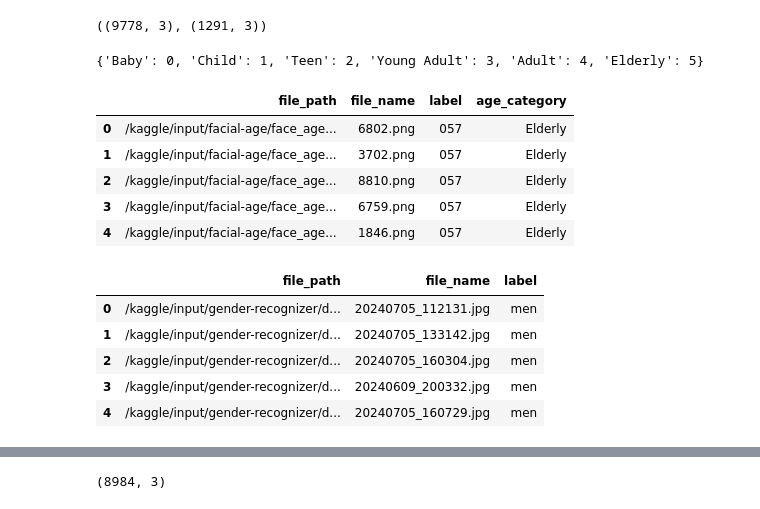
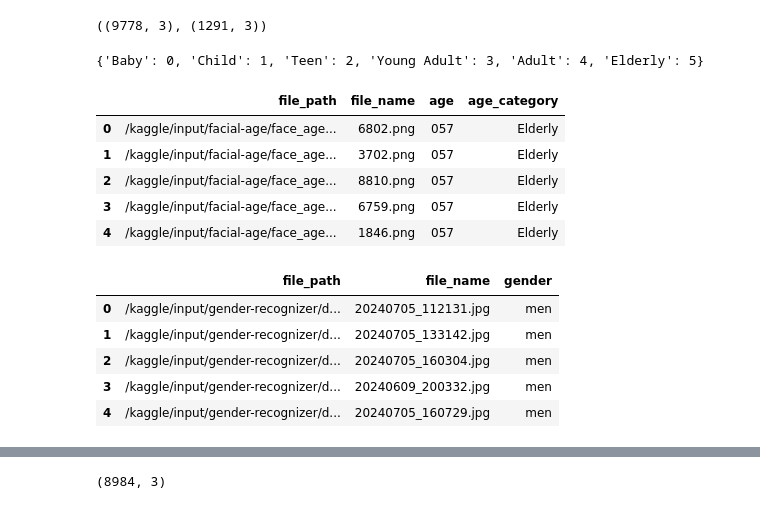
Before and after one commit to fatimagulomova/iu-projects, a Jupyter notebook: DLBAIPEAI/age-gender-expression-recognizer.ipynb, the cells around one changed output, grey strips where cells are left out. Cells and saved outputs as stored; diff of their text form; code cells hidden in the pictures.

```diff
--- a/DLBAIPEAI/age-gender-expression-recognizer.ipynb
+++ b/DLBAIPEAI/age-gender-expression-recognizer.ipynb
@@ -66,22 +66,22 @@ There are 0 directories and 646 images in /kaggle/input/gender-recognizer/datase
 # %% [markdown]
 ## 2. Data Exploration and Preprocessing
 # %%
-def convert_to_df(data_path):
+def convert_to_df(data_path, name_category):
     paths = [path for path in data_path.rglob('*/*') if path.suffix.lower() in ['.jpg', '.png']]
 
     # Create the DataFrame with relevant columns
     df = pd.DataFrame({
         'file_path': paths,
         'file_name': [path.name for path in paths],  # Extract file name
-        'label': [path.parts[-2] for path in paths]  # Extract folder name as label
+         name_category: [path.parts[-2] for path in paths]  # Extract folder name as label
     })
     return df
 # %%
 # Age Dataset
-age_df = convert_to_df(AGE_FILE_PATH)
+age_df = convert_to_df(AGE_FILE_PATH, name_category='age')
 print(age_df.head())
 
 # Gender Dataset
-gender_df = convert_to_df(GENDER_FILE_PATH)
+gender_df = convert_to_df(GENDER_FILE_PATH, name_category='gender')
 print(gender_df.head())
 # %% [output]
@@ -140,20 +140,20 @@ age_df.shape, gender_df.shape, train_emotion_df.shape, test_emotion_df.shape
 ((19556, 3), (1937, 3), (28821, 3), (7066, 3))
 # %%
 # Droping duplicated values in age dataset
-print(age_df.duplicated(['file_name', 'label']).sum())
-age_df.drop_duplicates(['file_name', 'label'], inplace=True)
+print(age_df.duplicated(['file_name', 'age']).sum())
+age_df.drop_duplicates(['file_name', 'age'], inplace=True)
 
 # Droping duplicated values in gender dataset
-print(gender_df.duplicated(['file_name', 'label']).sum())
-gender_df.drop_duplicates(['file_name', 'label'], inplace=True)
+print(gender_df.duplicated(['file_name', 'gender']).sum())
+gender_df.drop_duplicates(['file_name', 'gender'], inplace=True)
 
 # Droping duplicated values in train emotion dataset
-print(train_emotion_df.duplicated(['file_name', 'label']).sum())
-train_emotion_df.drop_duplicates(['file_name', 'label'], inplace=True)
+print(train_emotion_df.duplicated(['file_name', 'emotion']).sum())
+train_emotion_df.drop_duplicates(['file_name', 'emotion'], inplace=True)
 
 # Droping duplicated values in test emotion dataset
-print(test_emotion_df.duplicated(['file_name', 'label']).sum())
-test_emotion_df.drop_duplicates(['file_name', 'label'], inplace=True)
+print(test_emotion_df.duplicated(['file_name', 'emotion']).sum())
+test_emotion_df.drop_duplicates(['file_name', 'emotion'], inplace=True)
 # %% [output]
 9778
 646
@@ -166,27 +166,27 @@ age_df.shape, gender_df.shape
 # %%
 # Define bins and labels
 age_bins = [0, 3, 12, 19, 28, 55, 70]
 age_labels = ['Baby', 'Child', 'Teen', 'Young Adult', 'Adult', 'Elderly']
 
 age_idx = {label:i for i, label in enumerate(age_labels)}
 print(age_idx)
 
 # Assign age categories based on bins
-age_df['age_category'] = pd.cut(age_df['label'].astype(int), bins=age_bins, labels=age_labels, right=False)
+age_df['age_category'] = pd.cut(age_df['age'].astype(int), bins=age_bins, labels=age_labels, right=False)
 age_df.head()
 # %% [output]
 {'Baby': 0, 'Child': 1, 'Teen': 2, 'Young Adult': 3, 'Adult': 4, 'Elderly': 5}
-|  | file_path | file_name | label | age_category |
+|  | file_path | file_name | age | age_category |
 | 0 | /kaggle/input/facial-age/face_age... | 6802.png | 057 | Elderly |
 | 1 | /kaggle/input/facial-age/face_age... | 3702.png | 057 | Elderly |
 | 2 | /kaggle/input/facial-age/face_age... | 8810.png | 057 | Elderly |
 | 3 | /kaggle/input/facial-age/face_age... | 6759.png | 057 | Elderly |
 | 4 | /kaggle/input/facial-age/face_age... | 1846.png | 057 | Elderly |
 # %%
-gender_df['label'] = gender_df['label'].str.lower()
+gender_df['gender'] = gender_df['gender'].str.lower()
 gender_df.head()
 # %% [output]
-|  | file_path | file_name | label |
+|  | file_path | file_name | gender |
 | 0 | /kaggle/input/gender-recognizer/d... | 20240705_112131.jpg | men |
 | 1 | /kaggle/input/gender-recognizer/d... | 20240705_133142.jpg | men |
 | 2 | /kaggle/input/gender-recognizer/d... | 20240705_160304.jpg | men |
```
Also changed, not shown: parts of 38 cells of this notebook.
